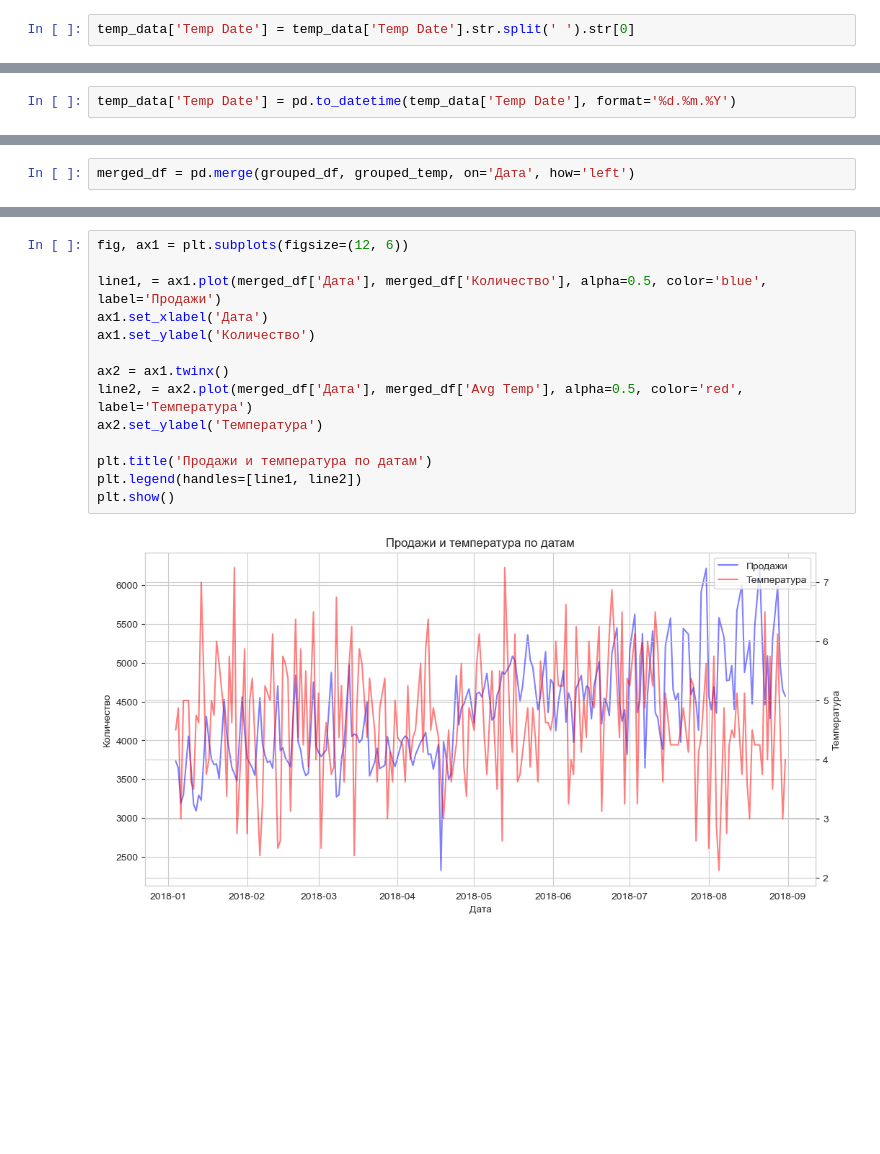
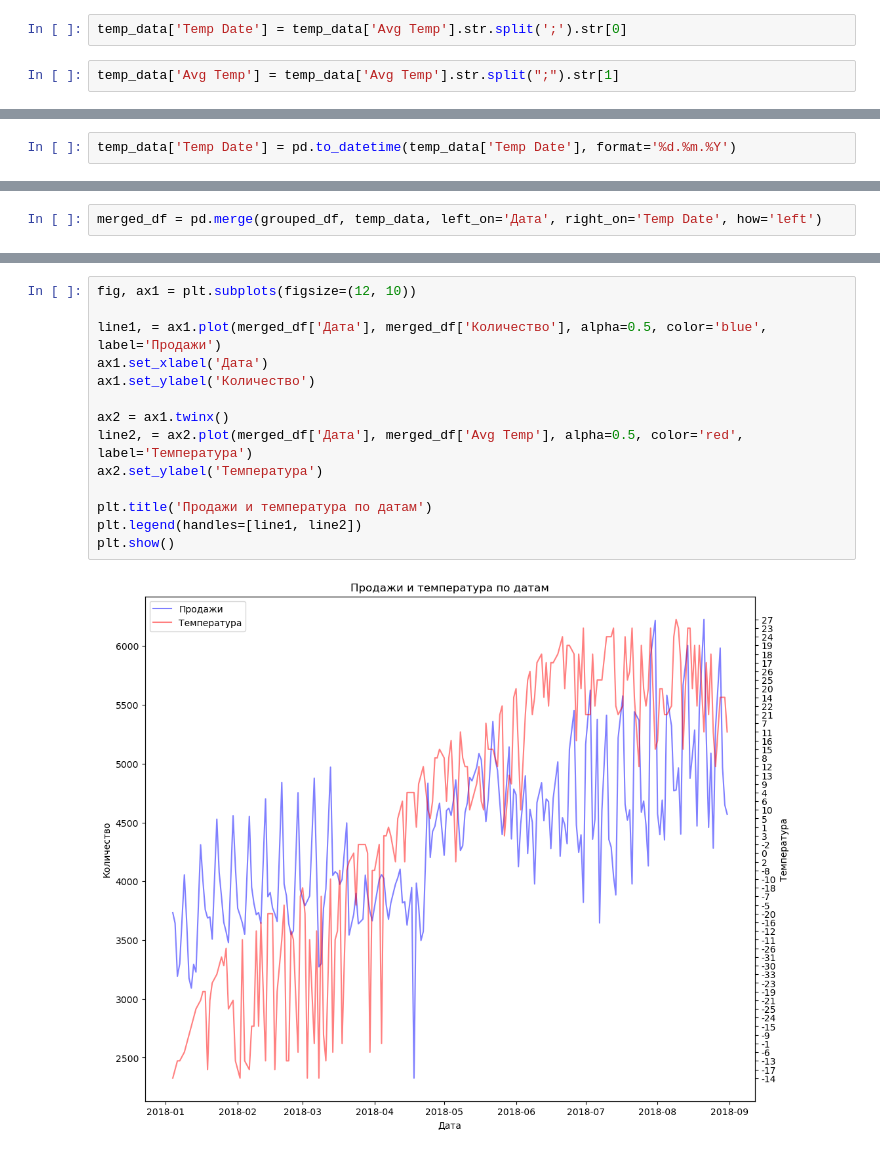
Before and after one commit to Eutuxiiia/project-data-analysis, a Jupyter notebook: python/Блок 3.ipynb, the cells around one changed output, grey strips where cells are left out. Cells and saved outputs as stored; diff of their text form; blank space fills up the shorter version.

```diff
--- a/python/Блок 3.ipynb
+++ b/python/Блок 3.ipynb
@@ -183,6 +183,8 @@ Avg Temp      int64
 dtype: object
 # %%
-temp_data['Temp Date'] = temp_data['Temp Date'].str.split(' ').str[0]
+temp_data['Temp Date'] = temp_data['Avg Temp'].str.split(';').str[0]
+# %%
+temp_data['Avg Temp'] = temp_data['Avg Temp'].str.split(";").str[1]
 # %%
 temp_data.head()
 # %% [output]
@@ -255,5 +220,5 @@ dtype: object
 # %%
-merged_df = pd.merge(grouped_df, grouped_temp, on='Дата', how='left')
+merged_df = pd.merge(grouped_df, temp_data, left_on='Дата', right_on='Temp Date', how='left')
 # %%
 merged_df.head()
 # %% [output]
@@ -279,17 +245,17 @@ memory usage: 4.9 KB
 # %%
-fig, ax1 = plt.subplots(figsize=(12, 6))
+fig, ax1 = plt.subplots(figsize=(12, 10))
 
 line1, = ax1.plot(merged_df['Дата'], merged_df['Количество'], alpha=0.5, color='blue', label='Продажи')
 ax1.set_xlabel('Дата')
 ax1.set_ylabel('Количество')
 
 ax2 = ax1.twinx()
 line2, = ax2.plot(merged_df['Дата'], merged_df['Avg Temp'], alpha=0.5, color='red', label='Температура')
 ax2.set_ylabel('Температура')
 
 plt.title('Продажи и температура по датам')
 plt.legend(handles=[line1, line2])
 plt.show()
 # %% [output]
-[figure, old version]
+[figure, new version]
 # %%
```
Also changed, not shown: parts of 18 cells of this notebook, 1 other file.
